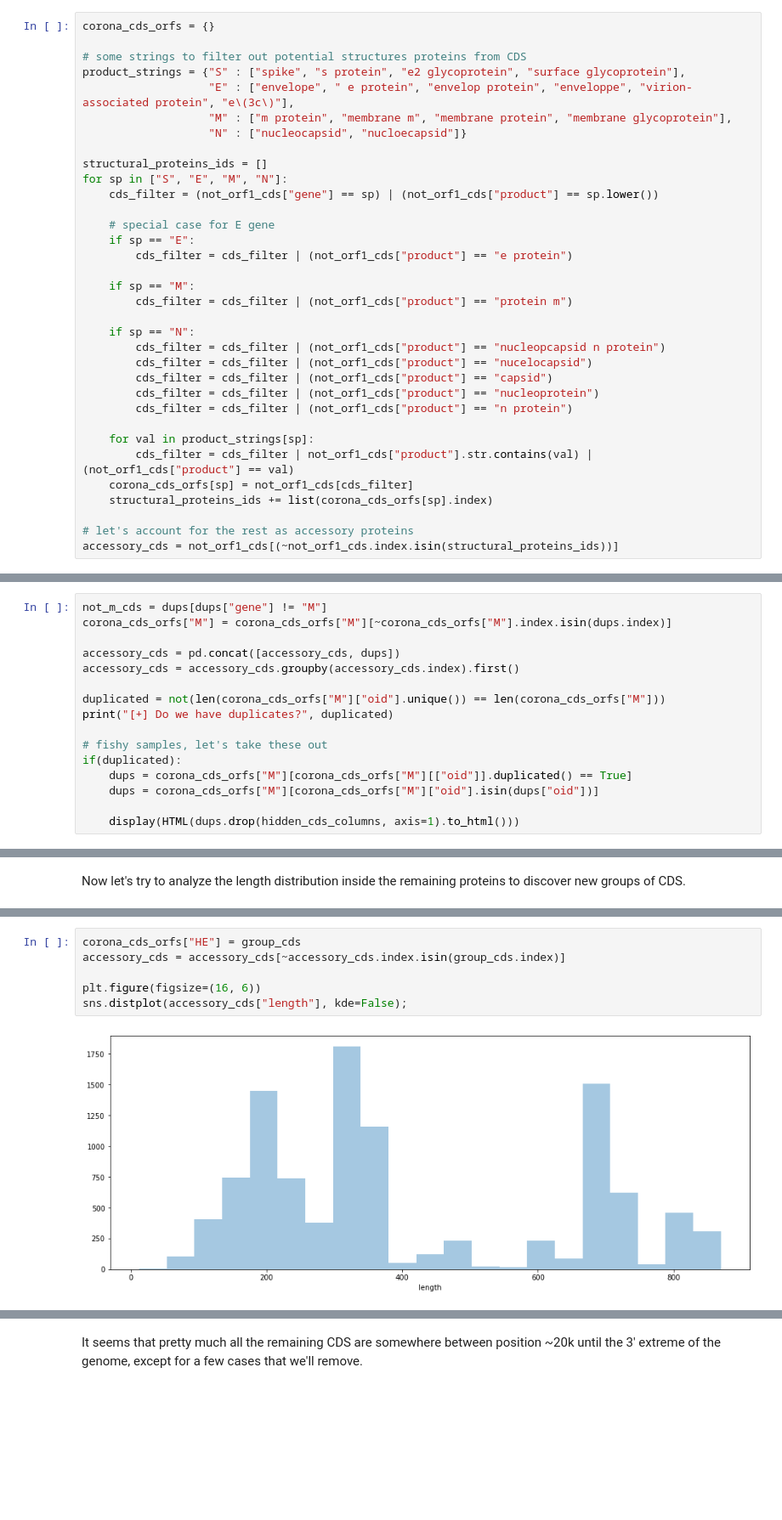
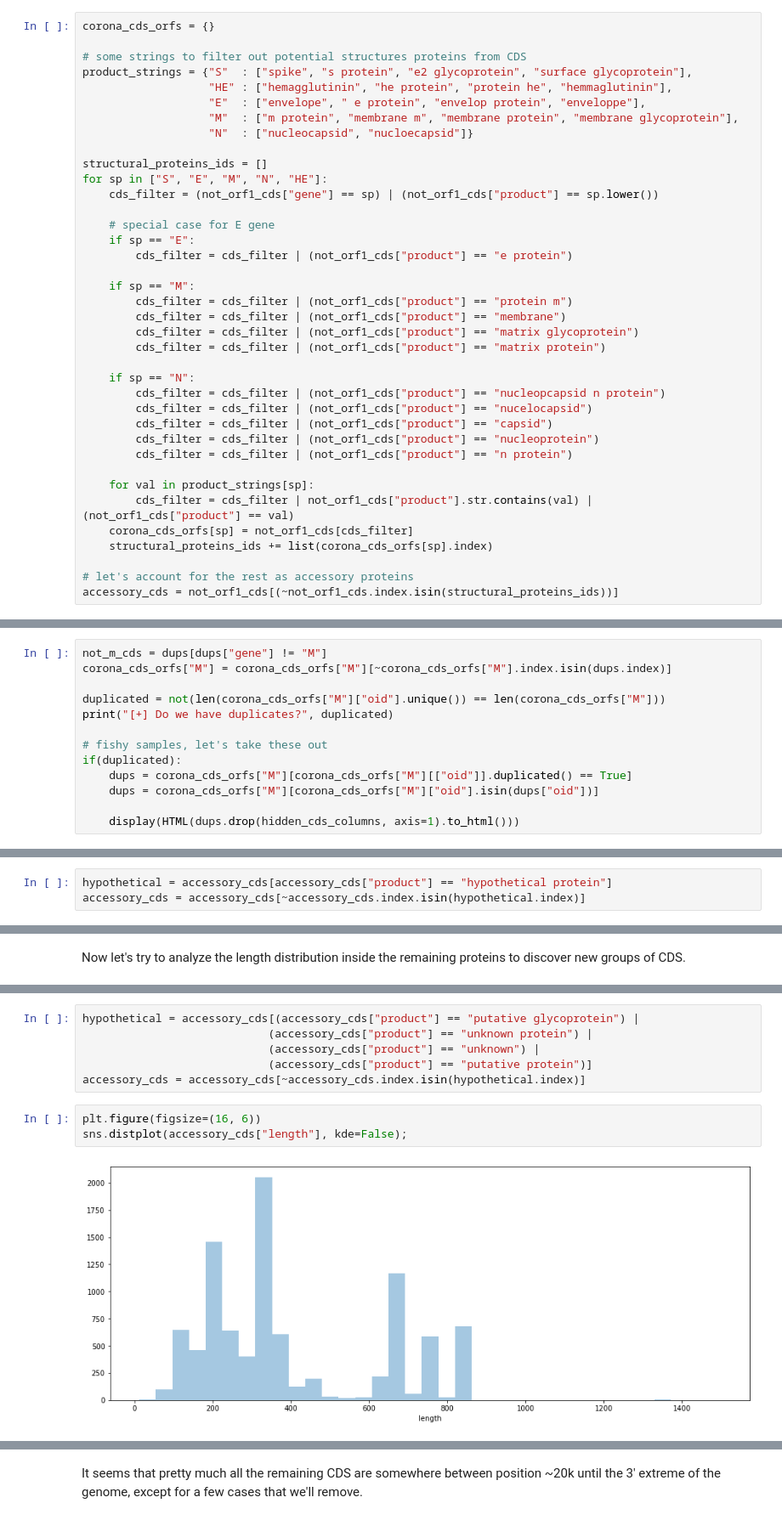
Before and after one commit to pellegre/coronaversing, a Jupyter notebook: proteindb.ipynb, the cells around one changed output, grey strips where cells are left out. Shown at 85% size. Saved outputs shown, nothing was run; the diff lists cells and outputs as text; blank space fills up the shorter version.

```diff
--- a/proteindb.ipynb
+++ b/proteindb.ipynb
@@ -420,13 +424,14 @@ Now it's time to extract the structural proteins's CDS, which are S, E, M and N.
 corona_cds_orfs = {}
 
 # some strings to filter out potential structures proteins from CDS
-product_strings = {"S" : ["spike", "s protein", "e2 glycoprotein", "surface glycoprotein"],
-                   "E" : ["envelope", " e protein", "envelop protein", "enveloppe", "virion-associated protein", "e\(3c\)"],
-                   "M" : ["m protein", "membrane m", "membrane protein", "membrane glycoprotein"],
-                   "N" : ["nucleocapsid", "nucloecapsid"]}
+product_strings = {"S"  : ["spike", "s protein", "e2 glycoprotein", "surface glycoprotein"],
+                   "HE" : ["hemagglutinin", "he protein", "protein he", "hemmaglutinin"],
+                   "E"  : ["envelope", " e protein", "envelop protein", "enveloppe"],
+                   "M"  : ["m protein", "membrane m", "membrane protein", "membrane glycoprotein"],
+                   "N"  : ["nucleocapsid", "nucloecapsid"]}
 
 structural_proteins_ids = []
-for sp in ["S", "E", "M", "N"]:
+for sp in ["S", "E", "M", "N", "HE"]:
     cds_filter = (not_orf1_cds["gene"] == sp) | (not_orf1_cds["product"] == sp.lower())
 
     # special case for E gene
@@ -435,6 +440,9 @@ for sp in ["S", "E", "M", "N"]:
 
     if sp == "M":
         cds_filter = cds_filter | (not_orf1_cds["product"] == "protein m")
+        cds_filter = cds_filter | (not_orf1_cds["product"] == "membrane")
+        cds_filter = cds_filter | (not_orf1_cds["product"] == "matrix glycoprotein")
+        cds_filter = cds_filter | (not_orf1_cds["product"] == "matrix protein")
 
     if sp == "N":
         cds_filter = cds_filter | (not_orf1_cds["product"] == "nucleopcapsid n protein")
@@ -821,9 +910,6 @@ Quite a lot of duplicates, since we got spurious entries as "accessory membrane
 # %%
 not_m_cds = dups[dups["gene"] != "M"]
 corona_cds_orfs["M"] = corona_cds_orfs["M"][~corona_cds_orfs["M"].index.isin(dups.index)]
-
-accessory_cds = pd.concat([accessory_cds, dups])
-accessory_cds = accessory_cds.groupby(accessory_cds.index).first()
 
 duplicated = not(len(corona_cds_orfs["M"]["oid"].unique()) == len(corona_cds_orfs["M"]))
 print("[+] Do we have duplicates?", duplicated)
@@ -912,3 +1001,6 @@ display(HTML(remaining_potential_n_cds.drop_duplicates("product").drop(hidden_cd
+# %%
+hypothetical = accessory_cds[accessory_cds["product"] == "hypothetical protein"]
+accessory_cds = accessory_cds[~accessory_cds.index.isin(hypothetical.index)]
 # %% [markdown]
 ### 1.1.5 Accessory proteins <a id="section8"></a>
 
@@ -951,11 +1035,14 @@ Those are a pretty well defined group of CDS that codes for a glycoprotein calle
+# %%
+hypothetical = accessory_cds[(accessory_cds["product"] == "putative glycoprotein") |
+                            (accessory_cds["product"] == "unknown protein") |
+                            (accessory_cds["product"] == "unknown") |
+                            (accessory_cds["product"] == "putative protein")]
+accessory_cds = accessory_cds[~accessory_cds.index.isin(hypothetical.index)]
 # %%
-corona_cds_orfs["HE"] = group_cds
-accessory_cds = accessory_cds[~accessory_cds.index.isin(group_cds.index)]
-
 plt.figure(figsize=(16, 6))
 sns.distplot(accessory_cds["length"], kde=False);
 # %% [output]
-[figure, old version]
+[figure, new version]
 # %%
 fig, axs = plt.subplots(ncols=2, figsize=(16, 6));
 sns.distplot(accessory_cds["start"], kde=False, ax=axs[0]);
```
Also changed, not shown: parts of 62 cells of this notebook, 1 other file.
